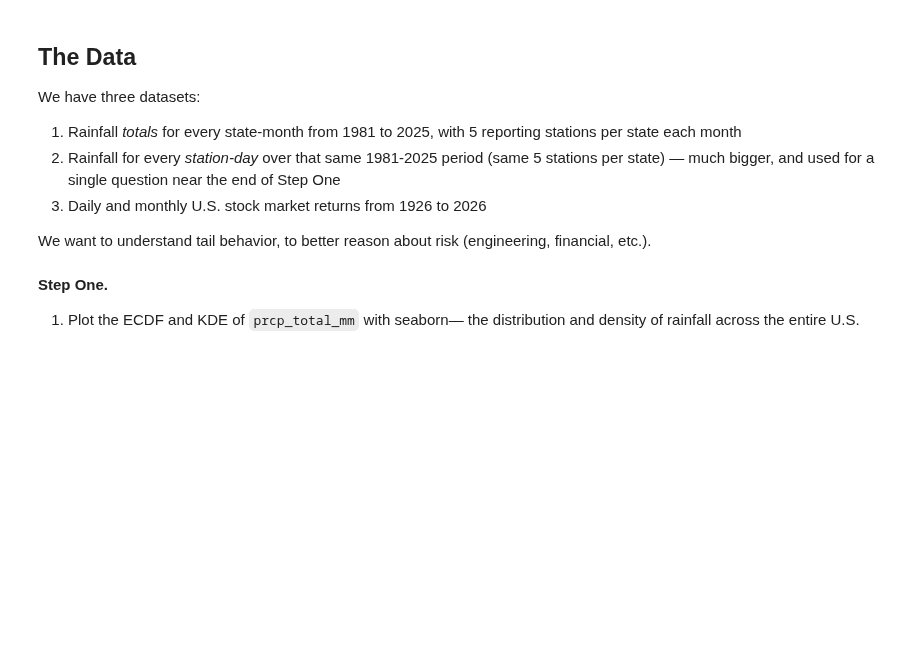
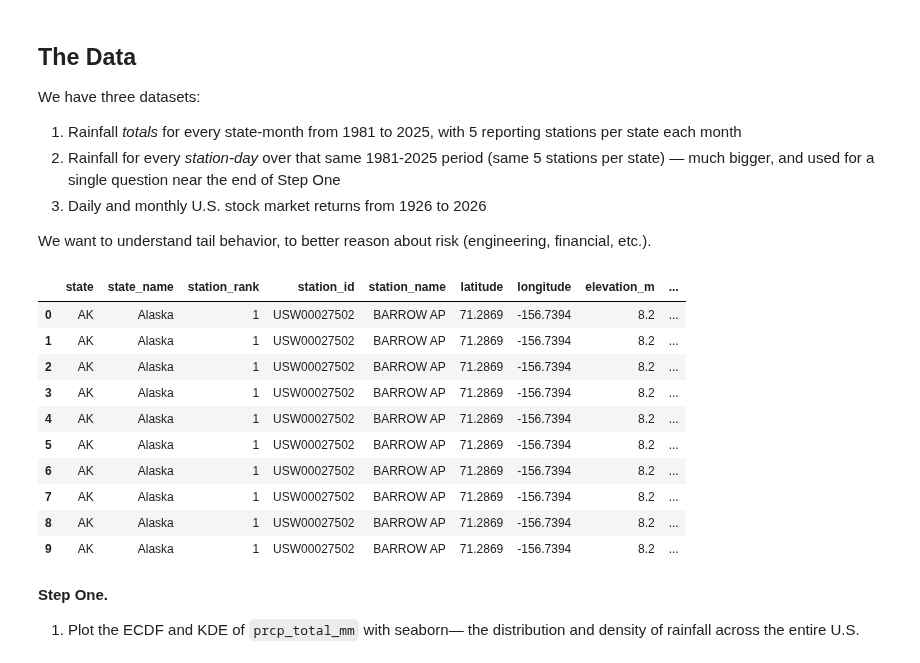
Before and after one commit to jisungl/UU_F26_templates, a Jupyter notebook: Week05/Thursday_Lab/lab_05.ipynb, the cells around one changed output. Drawn from its saved outputs; the diff is of its cells as text; code cells hidden in the pictures; blank space fills up the shorter version.

```diff
--- a/Week05/Thursday_Lab/lab_05.ipynb
+++ b/Week05/Thursday_Lab/lab_05.ipynb
@@ -92,7 +95,19 @@ We have three datasets:
 We want to understand tail behavior, to better reason about risk (engineering, financial, etc.).
 # %%
 df = pd.read_parquet("data/ghcn_prcp_monthly.parquet")
-df.head()
+df.head(10)
+# %% [output]
+|  | state | state_name | station_rank | station_id | station_name | latitude | longitude | elevation_m | ... |
+| 0 | AK | Alaska | 1 | USW00027502 | BARROW AP | 71.2869 | -156.7394 | 8.2 | ... |
+| 1 | AK | Alaska | 1 | USW00027502 | BARROW AP | 71.2869 | -156.7394 | 8.2 | ... |
+| 2 | AK | Alaska | 1 | USW00027502 | BARROW AP | 71.2869 | -156.7394 | 8.2 | ... |
+| 3 | AK | Alaska | 1 | USW00027502 | BARROW AP | 71.2869 | -156.7394 | 8.2 | ... |
+| 4 | AK | Alaska | 1 | USW00027502 | BARROW AP | 71.2869 | -156.7394 | 8.2 | ... |
+| 5 | AK | Alaska | 1 | USW00027502 | BARROW AP | 71.2869 | -156.7394 | 8.2 | ... |
+| 6 | AK | Alaska | 1 | USW00027502 | BARROW AP | 71.2869 | -156.7394 | 8.2 | ... |
+| 7 | AK | Alaska | 1 | USW00027502 | BARROW AP | 71.2869 | -156.7394 | 8.2 | ... |
+| 8 | AK | Alaska | 1 | USW00027502 | BARROW AP | 71.2869 | -156.7394 | 8.2 | ... |
+| 9 | AK | Alaska | 1 | USW00027502 | BARROW AP | 71.2869 | -156.7394 | 8.2 | ... |
 # %% [markdown]
 **Step One.**
 1. Plot the ECDF and KDE of `prcp_total_mm` with seaborn— the distribution and density of rainfall across the entire U.S.
```
Also changed, not shown: parts of 26 cells of this notebook, 58 other files.
